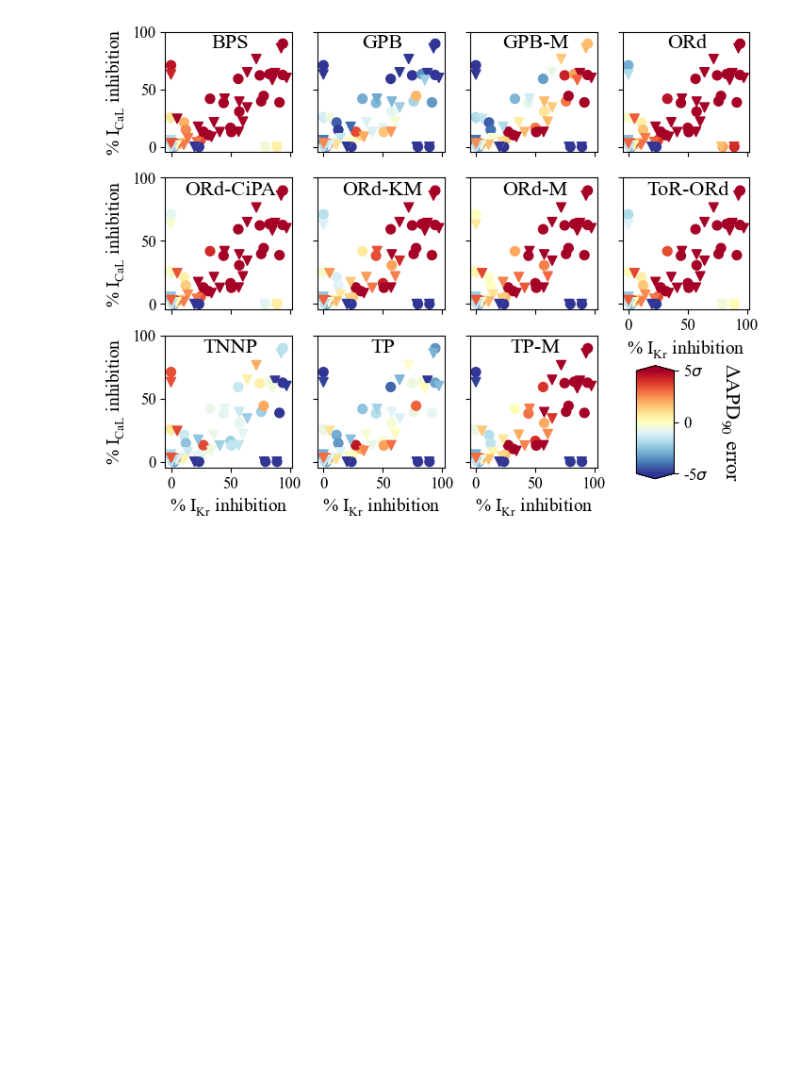
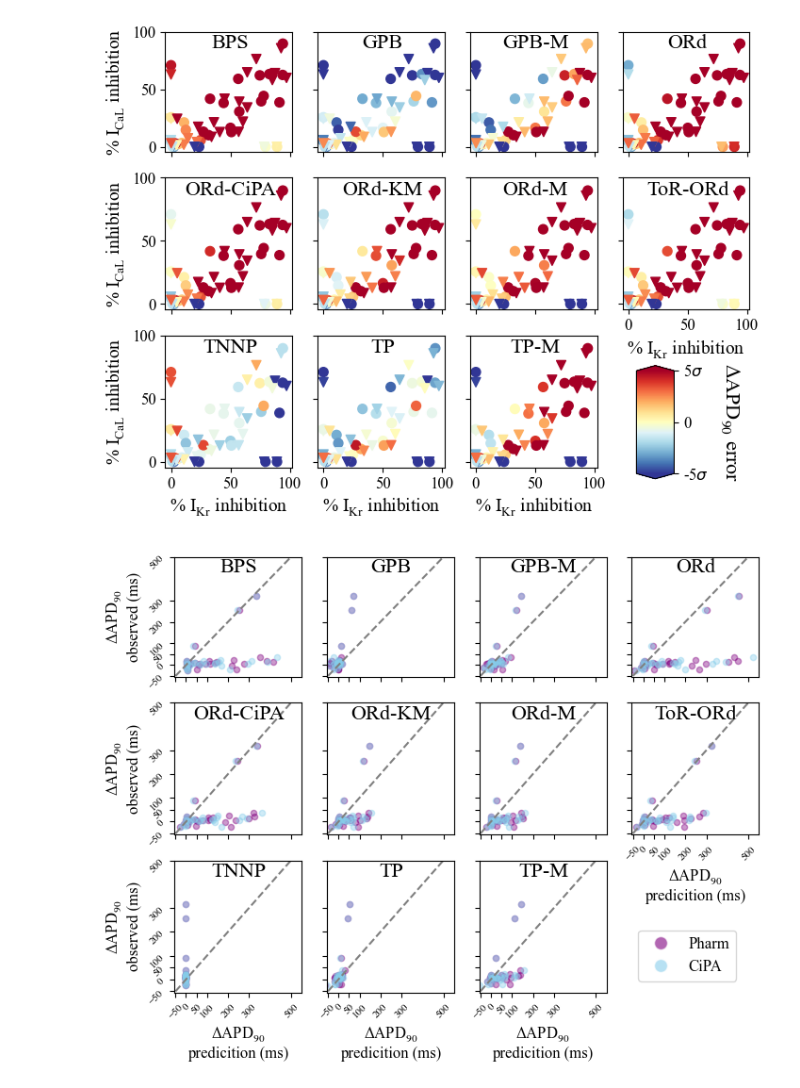
Before and after one commit to CardiacModelling/APD90_ex_vivo_vs_in_silico, a Jupyter notebook: Compare in silico predictions with experimental data/analysis - only endo.ipynb, the cells around one changed output. Drawn from its saved outputs; the diff is of its cells as text; code cells hidden in the pictures; blank space fills up the shorter version.

Commit message:
Added figure of correlation of Observations vs Predictions

```diff
--- a/Compare in silico predictions with experimental data/analysis - only endo.ipynb
+++ b/Compare in silico predictions with experimental data/analysis - only endo.ipynb
@@ -289,3 +289,65 @@ plt.savefig('Validation cases.png', dpi = 300)
 plt.savefig('Validation cases.pdf', transparent=True, format = 'pdf', bbox_inches = 'tight')
 # %% [output]
 [figure]
+# %%
+# Plot a map for each model of validated/invalidated predictions
+fig, axes = plt.subplots(3, 4, figsize = (8, 6), gridspec_kw={'height_ratios':[1, 1.1, 1.1], 'width_ratios':[1, 1, 1, 1]})
+fig.patch.set_facecolor('white')
+
+# Define the colormap
+cmap = cm.get_cmap('RdYlBu_r')
+
+# Deduce the IKr/ICaL combinations for which the models are validated
+for m, mod in enumerate(model_labels):
+    ax = axes[m//4, m%4]
+
+    # Add the comparison between predictions and observations
+    # For Pharm
+    ax.scatter(np.array(DAPD_Pharm[m]), np.array(loaded_Pharm['DAPD']),
+               s=20, color = "purple", alpha = 0.4)
+
+    # For CiPA
+    ax.scatter(np.array(DAPD_CiPA[m]), np.array(loaded_CiPA['DAPD']),
+               s=20, color = "skyblue", alpha = 0.4)
+
+    # Add the identity line
+    ax.plot(np.array([-50, 500]), np.array([-50, 500]), color = "grey", linestyle = "--")
+
+    # Axes
+    ax.set_xlim(-55, 550)
+    ax.set_ylim(-55, 500)
+    axisticks = [-50, 0, 50, 100, 200, 300, 500]
+    ax.set_xticks(axisticks)
+    ax.set_yticks(axisticks)
+    ax.tick_params(labelsize = 8, rotation = 45)
+    if m < len(model_labels) - 4:
+        ax.set_xticklabels(['']*len(axisticks))
+    else:
+        ax.set_xlabel('$\mathregular{\\Delta APD_{90}}$\npredicition (ms)', fontsize = 12)
+    if m%4 > 0:
+        ax.set_yticklabels(['']*len(axisticks))
+    else:
+        ax.set_ylabel('$\\mathregular{\\Delta APD_{90}}$\nobserved (ms)', fontsize = 12)
+    # Tag the plot with the model name
+    ax.text(250, 450, ha = 'center', va = 'center', s = model_labels[m], fontsize = 16)
+
+
+# Turn off the axes of axes after the last model and add colorbar
+ax = axes[-1, -1]
+ax.axis('off')
+
+# Add the legend to the bottom right corner of the figure
+handles, labels = [], []
+for m in range(2):  # Only need two entries for the legend
+    handles.append(plt.Line2D([0], [0], marker='o', color='w', markerfacecolor=['purple', 'skyblue'][m], markersize=10, alpha=0.6))
+    labels.append(['Pharm', 'CiPA'][m])
+
+fig.legend(handles, labels, loc='lower right', bbox_to_anchor=(0.87, 0.13), fontsize=12, borderaxespad=0.)
+
+# Get no pad between plots
+#plt.tight_layout(pad = 0)
+
+plt.savefig('Correlation observations vs predictions.png', dpi = 300)
+plt.savefig('Correlation observations vs predictions.pdf', transparent=True, format = 'pdf', bbox_inches = 'tight')
+# %% [output]
+[figure, added]
```
Also changed, not shown: 11 other files.
